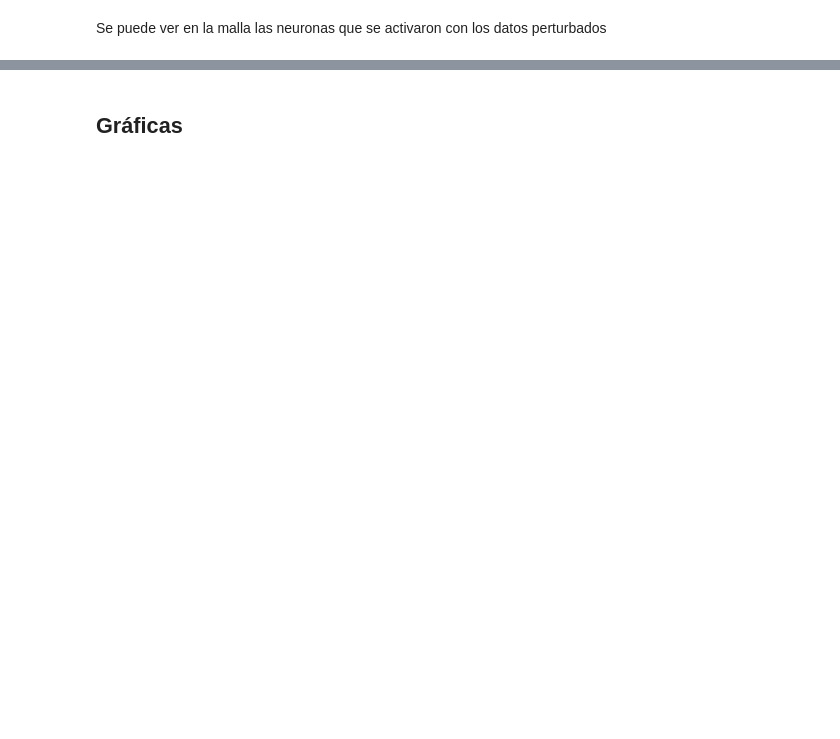
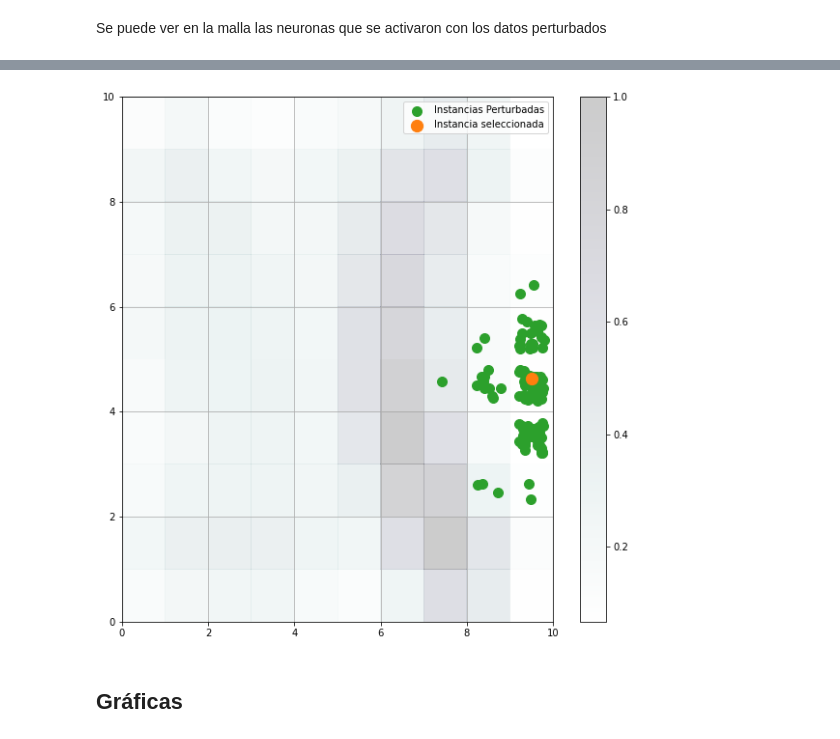
Before and after one commit to castudil/som-lstm, a Jupyter notebook: MiniSom/MiniSOm.ipynb, the cells around one changed output, grey strips where cells are left out. Drawn from its saved outputs; the diff is of its cells as text; code cells hidden in the pictures; blank space fills up the shorter version.

```diff
--- a/MiniSom/MiniSOm.ipynb
+++ b/MiniSom/MiniSOm.ipynb
@@ -393,0 +450,3 @@ error_acum = distancias.sum() / len(ins_perturbate)
+# %%
+error, ins_perturbate = error_acumulado_som(data[0],som, 100)
+error
@@ -394,2 +455,4 @@ error_acum = distancias.sum() / len(ins_perturbate)
 # %% [markdown]
 Se puede ver en la malla las neuronas que se activaron con los datos perturbados
+# %%
+ins_perturbate= np.append(ins_perturbate, [data[0]], axis=0)
@@ -414,3 +489,31 @@ array([[0., 0., 0., 0., 0., 0., 0., 0., 0., 0., 0., 0., 0., 0., 0.],
+# %%
+w_x, w_y = zip(*[som.winner(d) for d in ins_perturbate])
+w_x = np.array(w_x)
+w_y = np.array(w_y)
+
+w_x_ins, w_y_ins = zip(*[som.winner(data[0])])
+w_x_ins = np.array(w_x_ins)
+w_y_ins = np.array(w_y_ins)
+
+
+plt.figure(figsize=(10, 10))
+plt.pcolor(som.distance_map().T, cmap='bone_r', alpha=.2)
+plt.colorbar()
+
+colors = ['C3', 'C2', "C1"]
+
+plt.scatter(w_x+.5+(np.random.rand(ins_perturbate.shape[0])-.5)*.6,
+            w_y+.5+(np.random.rand(ins_perturbate.shape[0])-.5)*.6,
+            s=100, c=colors[1], label="Instancias Perturbadas")
+plt.scatter(w_x_ins+.5+(np.random.rand(1)-.5)*.6,
+            w_y_ins+.5+(np.random.rand(1)-.5)*.6,
+            s=150, c=colors[2], label="Instancia seleccionada")
+plt.legend(loc='upper right')
+plt.grid()
+plt.savefig('images/som_seed_pert.png')
+plt.show()
+# %% [output]
+[figure, added]
 # %% [markdown]
 ## Gráficas
 # %%
```
Also changed, not shown: parts of 8 cells of this notebook, 6 other files.
